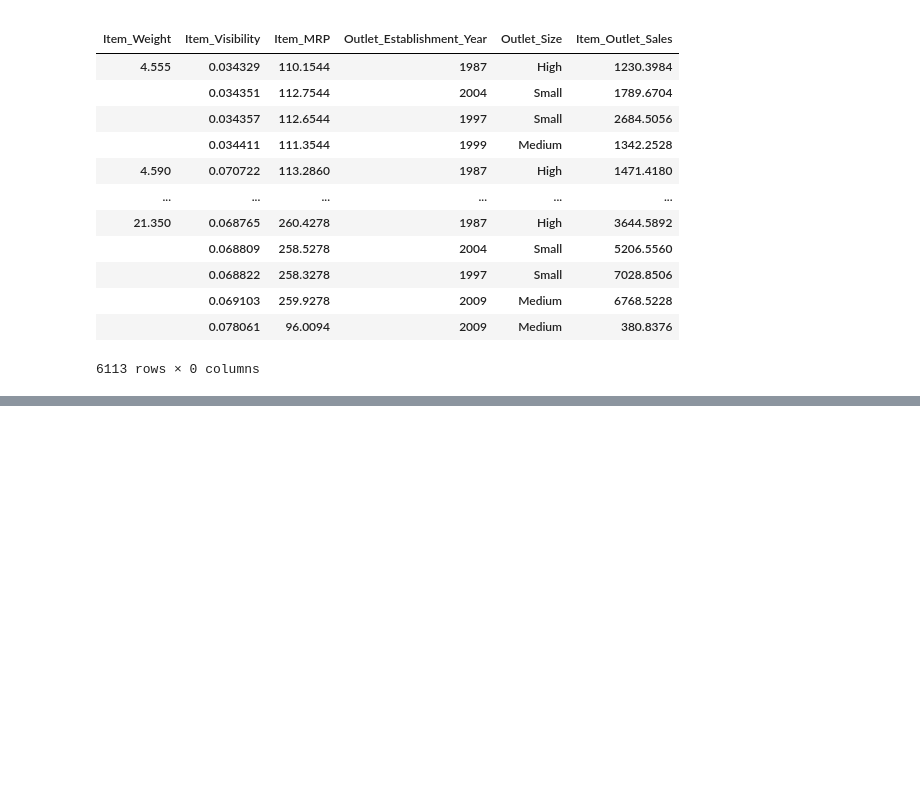
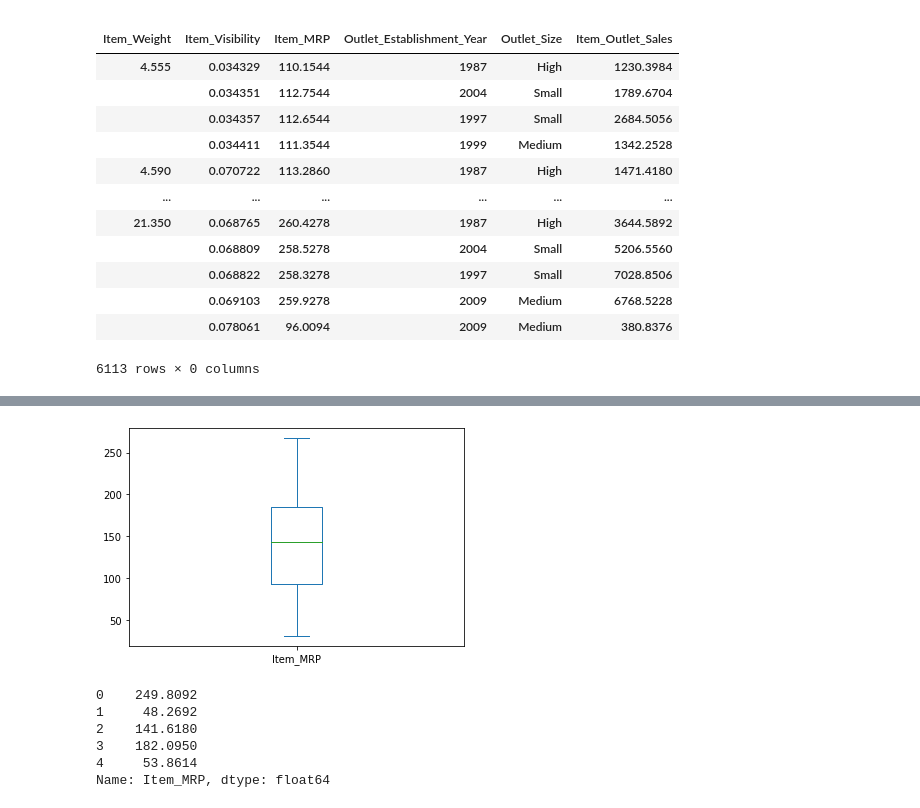
Before and after one commit to Jonathan-Hughes1524/food-sales-prediction, a Jupyter notebook: Sales_Predictor.ipynb, the cells around one changed output, grey strips where cells are left out. Drawn from its saved outputs; the diff is of its cells as text; code cells hidden in the pictures; blank space fills up the shorter version.

```diff
--- a/Sales_Predictor.ipynb
+++ b/Sales_Predictor.ipynb
@@ -153,0 +185,16 @@ df.groupby(['Item_Weight', 'Item_Visibility','Item_MRP','Outlet_Establishment_Ye
+# %%
+df['Item_MRP'].plot(kind='box')
+plt.xlabel = 'MRP'
+plt.ylabel = 'Number of Items Count'
+plt.title = 'Item MRP'
+# %% [output]
+[figure, added]
+# %%
+df['Item_MRP'].head()
+# %% [output]
+0    249.8092
+1     48.2692
+2    141.6180
+3    182.0950
+4     53.8614
+Name: Item_MRP, dtype: float64
```
Also changed, not shown: parts of 10 cells of this notebook.
